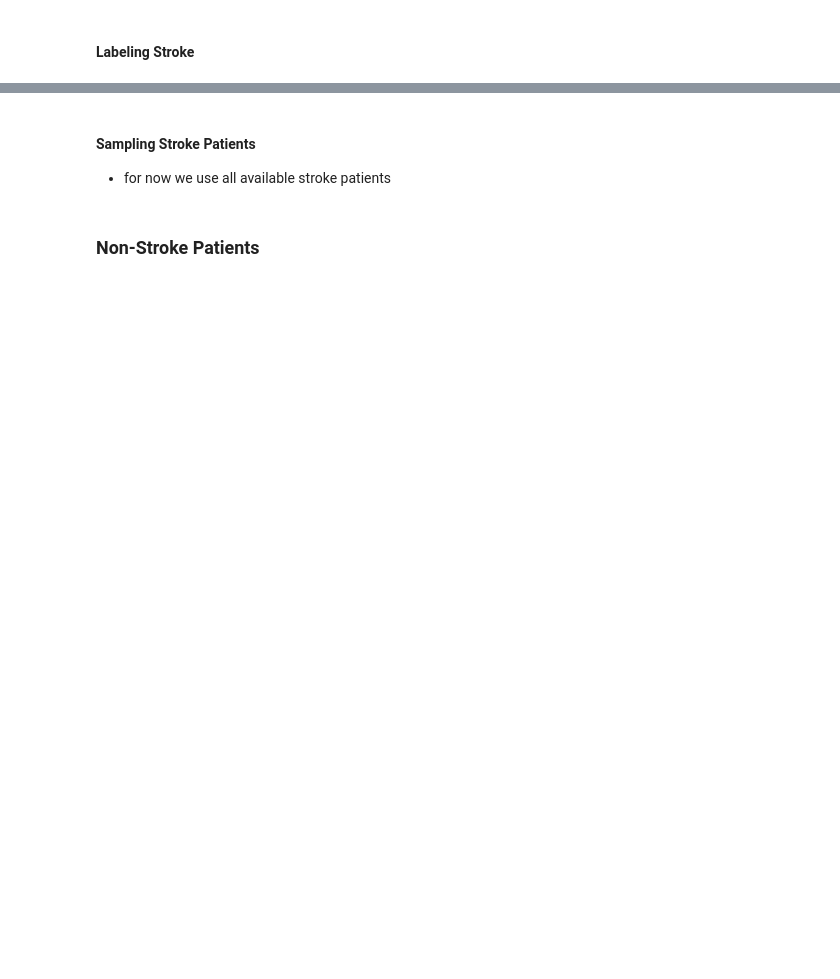
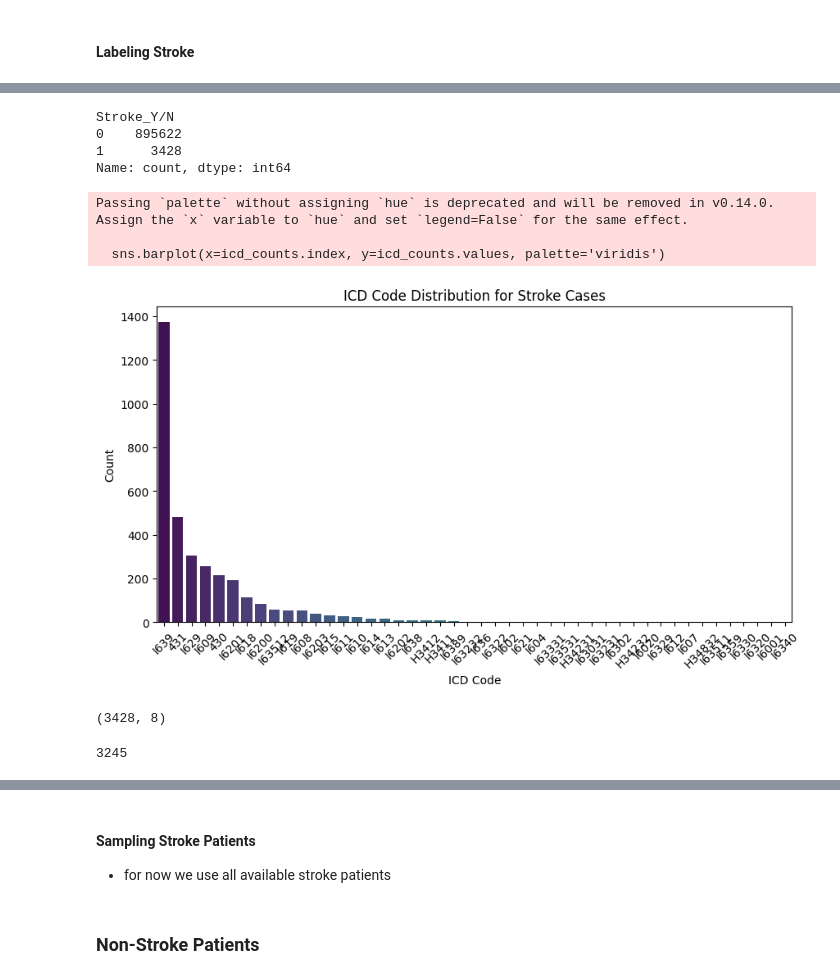
Before and after one commit to Zfeng0207/FIT3199-FYP, a Jupyter notebook: 00_data_labeling_and_sampling.ipynb, the cells around one changed output, grey strips where cells are left out. Saved outputs shown, nothing was run; the diff lists cells and outputs as text; code cells hidden in the pictures; blank space fills up the shorter version.

```diff
--- a/00_data_labeling_and_sampling.ipynb
+++ b/00_data_labeling_and_sampling.ipynb
@@ -161,20 +164,3 @@ https://www.ahajournals.org/doi/10.1161/01.str.0000174293.17959.a1
 | **TIA**    | 435.x      | Transient cerebral ischemia | G45.x | Transient cerebral ischemic attacks and related syndromes |
 # %% [markdown]
 ### Stroke Patients: Mapping Stroke Diseases
-# %%
-def extract_numeric_part(icd_code):
-    """
-    Extracts the numeric portion of an ICD code.
-    - For ICD-10 codes starting with a letter (e.g., 'I63.x', 'H34.1'), it removes the prefix and extracts the first numeric part.
-    - For ICD-9 codes (e.g., '362.3', '433.x1'), it extracts the first three digits before any decimal or letter.
-    - Returns None if the conversion fails.
-    """
-    try:
-        if icd_code[0].isalpha():
-            return int(icd_code[1:].split('.')[0])
-        else:
-            return int(icd_code.split('.')[0])
-    except ValueError:
-        return None
-# %%
-diagnosis['numeric_part'] = diagnosis['icd_code'].apply(extract_numeric_part)
@@ -238,3 +326,2 @@ Number of Different Patients: 1184
 # %%
-labeled_stroke_df = filtered_stroke_df.copy()
-labeled_stroke_df['Stroke_Y/N'] = 1
+stroke_df = diagnosis_df[diagnosis_df['Stroke_Y/N'] == 1]
@@ -256,0 +328,38 @@ labeled_stroke_df
+# %%
+targets = diagnosis_df['Stroke_Y/N']
+
+temp = targets.value_counts()
+print(temp)
+
+# Count unique ICD code occurrences
+icd_counts = stroke_df['icd_code'].value_counts()
+
+# Plot the bar chart
+plt.figure(figsize=(10, 5))
+sns.barplot(x=icd_counts.index, y=icd_counts.values, palette='viridis')
+
+# Add labels
+plt.xlabel("ICD Code")
+plt.ylabel("Count")
+plt.title("ICD Code Distribution for Stroke Cases")
+plt.xticks(rotation=45)  # Rotate labels for readability
+
+# Show plot
+plt.show()
+# %% [output]
+Stroke_Y/N
+0    895622
+1      3428
+Name: count, dtype: int64
+Passing `palette` without assigning `hue` is deprecated and will be removed in v0.14.0. Assign the `x` variable to `hue` and set `legend=False` for the same effect.
+
+  sns.barplot(x=icd_counts.index, y=icd_counts.values, palette='viridis')
+[figure, added]
+# %%
+stroke_df.shape
+# %% [output]
+(3428, 8)
+# %%
+stroke_df['subject_id'].nunique()
+# %% [output]
+3245
```
Also changed, not shown: parts of 67 cells of this notebook.
